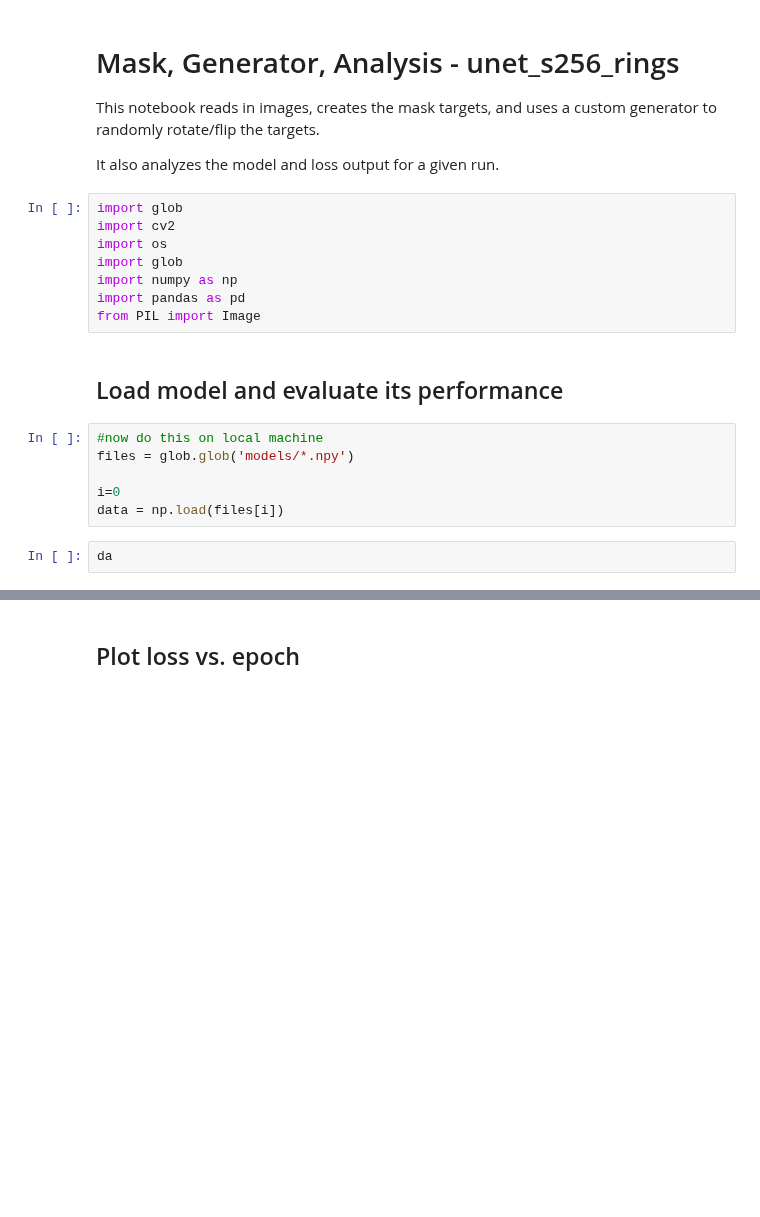
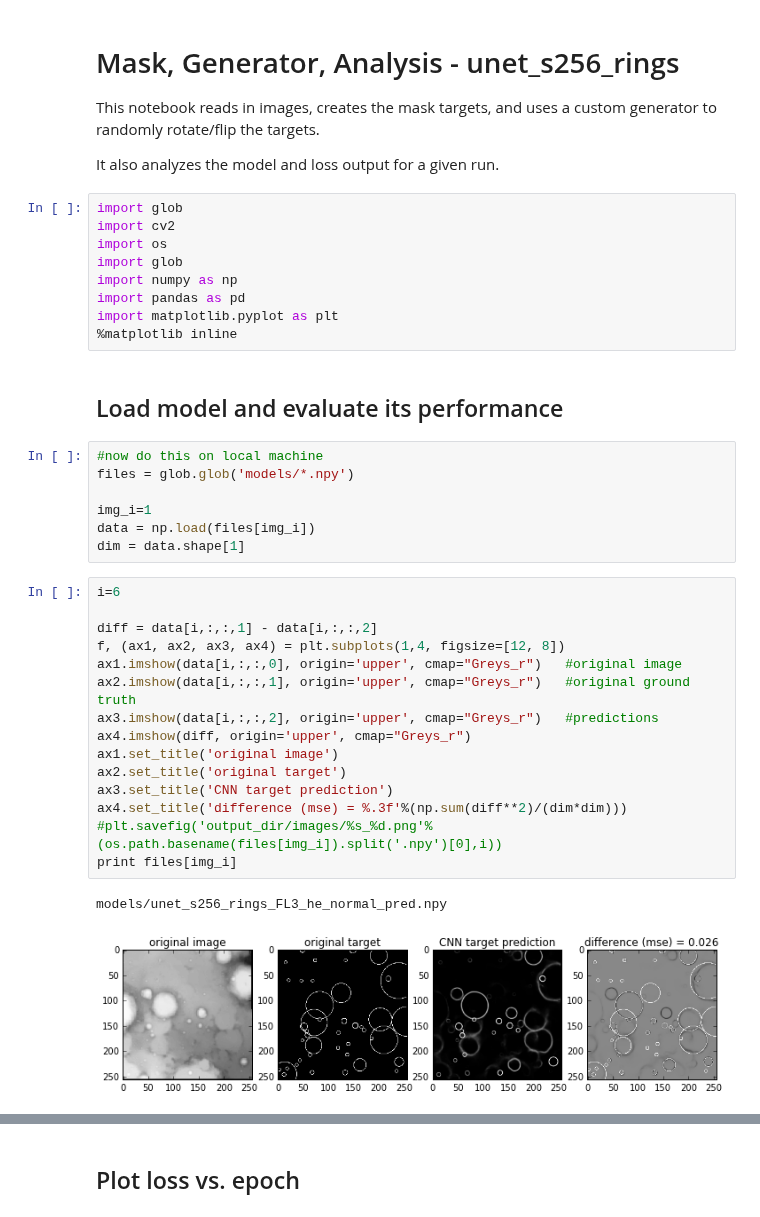
Before and after one commit to silburt/moon-craters, a Jupyter notebook: rings_analyze_remote.ipynb, the cells around one changed output, grey strips where cells are left out. Saved outputs shown, nothing was run; the diff lists cells and outputs as text; blank space fills up the shorter version.

Commit message:
remote_pred working well

```diff
--- a/rings_analyze_remote.ipynb
+++ b/rings_analyze_remote.ipynb
@@ -10,15 +10,33 @@ import os
 import glob
 import numpy as np
 import pandas as pd
-from PIL import Image
+import matplotlib.pyplot as plt
+%matplotlib inline
 # %% [markdown]
 ## Load model and evaluate its performance
 # %%
 #now do this on local machine
 files = glob.glob('models/*.npy')
 
-i=0
-data = np.load(files[i])
+img_i=1
+data = np.load(files[img_i])
+dim = data.shape[1]
-# %%
-da
+# %%
+i=6
+
+diff = data[i,:,:,1] - data[i,:,:,2]
+f, (ax1, ax2, ax3, ax4) = plt.subplots(1,4, figsize=[12, 8])
+ax1.imshow(data[i,:,:,0], origin='upper', cmap="Greys_r")   #original image
+ax2.imshow(data[i,:,:,1], origin='upper', cmap="Greys_r")   #original ground truth
+ax3.imshow(data[i,:,:,2], origin='upper', cmap="Greys_r")   #predictions
+ax4.imshow(diff, origin='upper', cmap="Greys_r")
+ax1.set_title('original image')
+ax2.set_title('original target')
+ax3.set_title('CNN target prediction')
+ax4.set_title('difference (mse) = %.3f'%(np.sum(diff**2)/(dim*dim)))
+#plt.savefig('output_dir/images/%s_%d.png'%(os.path.basename(files[img_i]).split('.npy')[0],i))
+print files[img_i]
+# %% [output]
+models/unet_s256_rings_FL3_he_normal_pred.npy
+[figure, added]
 # %%
```
Also changed, not shown: parts of 14 cells of this notebook.
